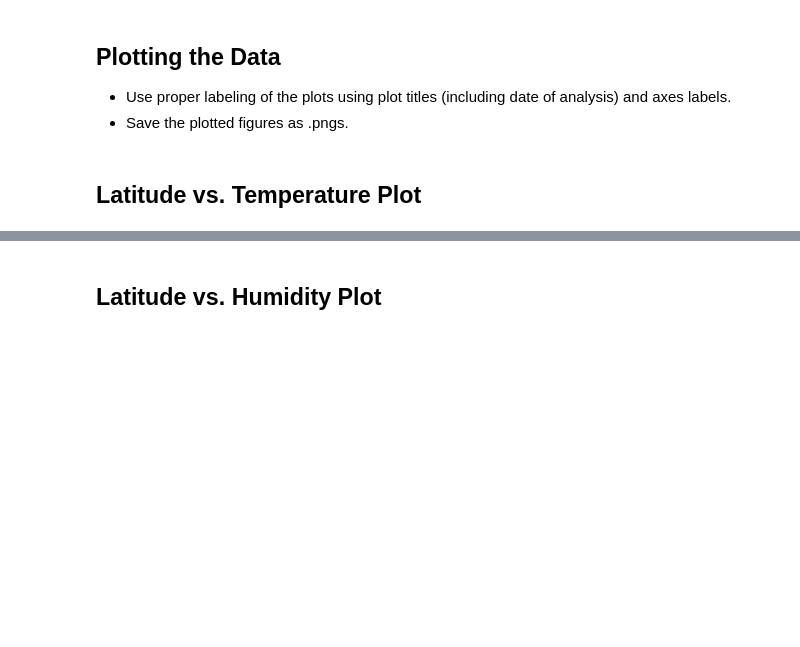
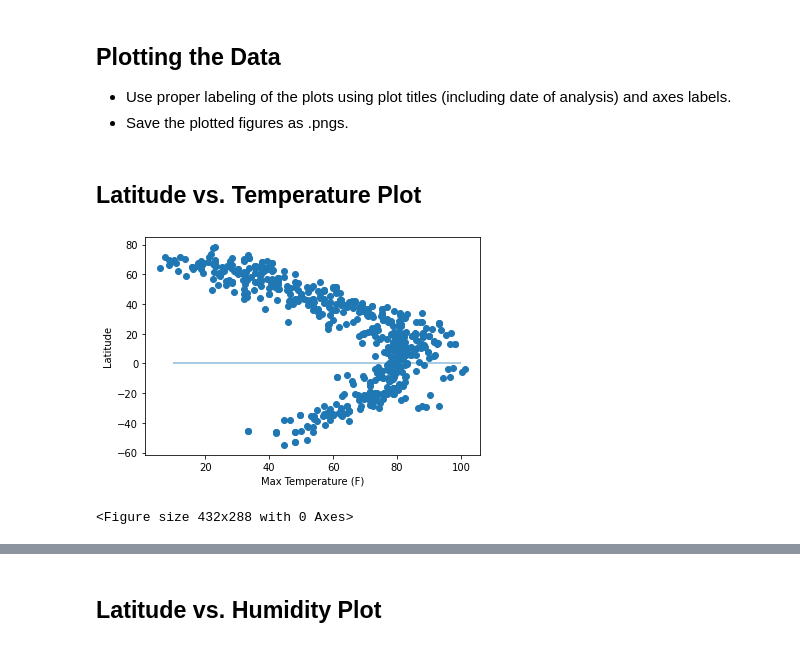
Before and after one commit to CCom20/api-challenge-python, a Jupyter notebook: weatherpy/starter_code/WeatherPy.ipynb, the cells around one changed output, grey strips where cells are left out. Drawn from its saved outputs; the diff is of its cells as text; code cells hidden in the pictures; blank space fills up the shorter version.

Commit message:
Working on first plot, scatter almost done

```diff
--- a/weatherpy/starter_code/WeatherPy.ipynb
+++ b/weatherpy/starter_code/WeatherPy.ipynb
@@ -252,3 +263,16 @@ Skip this step if there are no cities that have humidity > 100%.
 * Save the plotted figures as .pngs.
 # %% [markdown]
 ## Latitude vs. Temperature Plot
+# %%
+lat_vs_temp = weather_df[["Lat", "Max Temperature"]]
+lat_scatter = weather_df["Lat"]
+temp_scatter = weather_df["Max Temperature"]
+plt.ylabel("Latitude")
+plt.xlabel("Max Temperature (F)")
+plt.hlines(0, 10, 100, alpha=.50)
+plt.scatter(temp_scatter, lat_scatter)
+plt.show()
+plt.savefig("../output_data/lat_vs_temp_fig1.jpeg")
+# %% [output]
+[figure, added]
+<Figure size 432x288 with 0 Axes>
```
Also changed, not shown: parts of 5 cells of this notebook, 6 other files.
